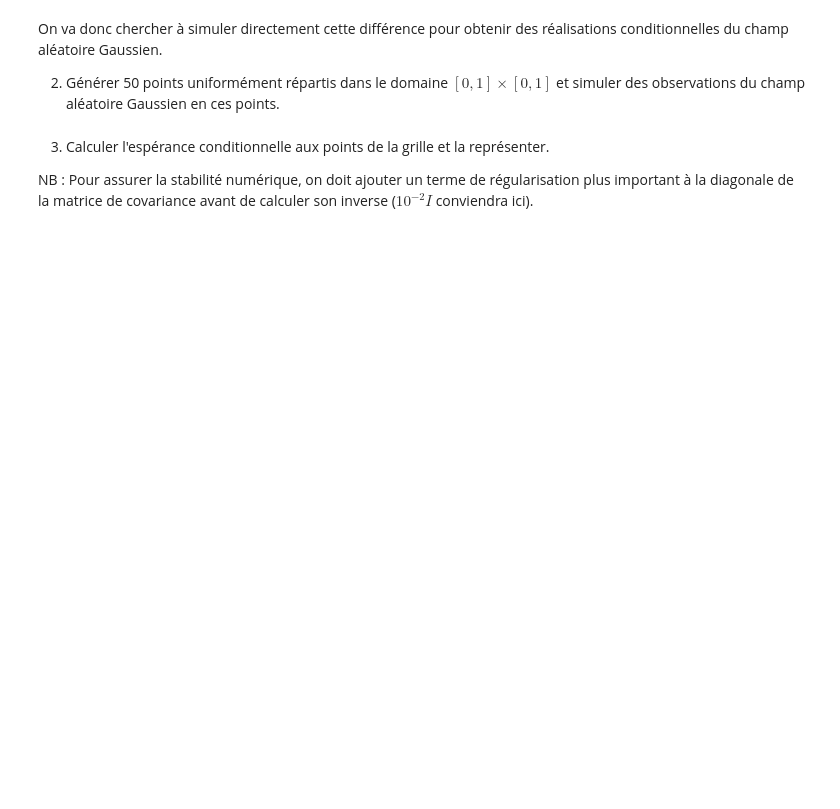
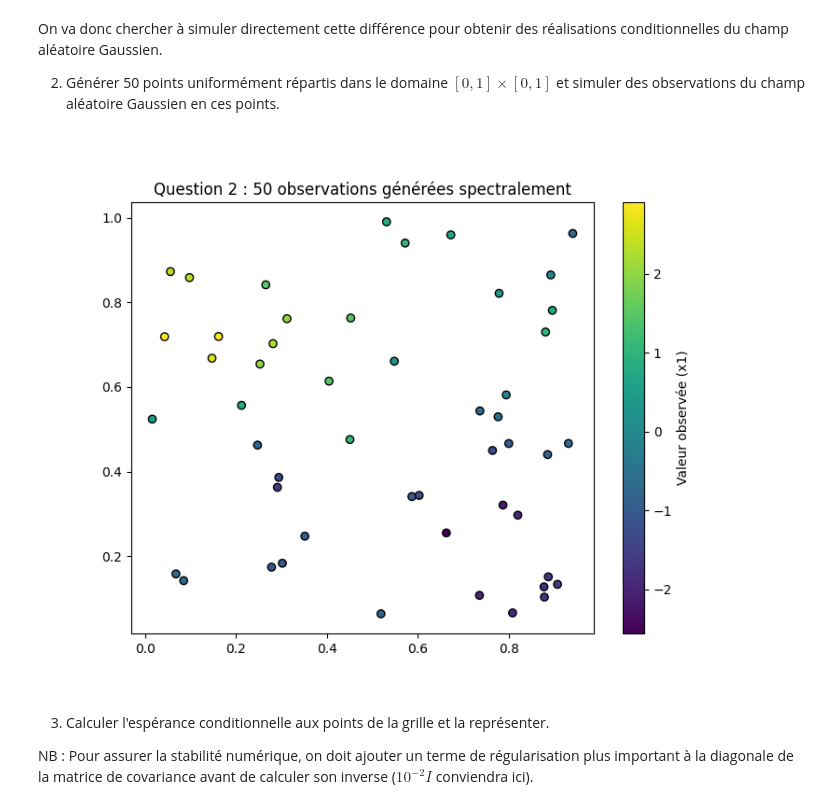
Before and after one commit to yannisalln/projet-proba, a Jupyter notebook: Projet Probabilités.ipynb, the cells around one changed output. Saved outputs shown, nothing was run; the diff lists cells and outputs as text; code cells hidden in the pictures; blank space fills up the shorter version.

```diff
--- a/Projet Probabilités.ipynb
+++ b/Projet Probabilités.ipynb
@@ -154,6 +294,31 @@ Soit $X$ un vecteur aléatoire Gaussien partitionné en deux sous-vecteurs $X_1$
 On va donc chercher à simuler directement cette différence pour obtenir des réalisations conditionnelles du champ aléatoire Gaussien.
 
 2. Générer 50 points uniformément répartis dans le domaine  $[0, 1] \times [0, 1]$ et simuler des observations du champ aléatoire Gaussien en ces points.
+# %%
+
+n=50
+sigma2=1.0
+a=0.05
+
+X_1=np.random.uniform(0,1,size=(n,2))
+N = 500
+W = np.random.normal(0, np.sqrt(2/a), size=(N, 2))
+Phi = np.random.uniform(0, 2*np.pi, size=N)
+
+x_1 = np.zeros(n)
+for i in range(n):
+    x_1[i] = np.sqrt(2*sigma2/N) * np.sum(np.cos(np.dot(W, X_1[i]) + Phi))
+
+Mat_dist=distance_matrix(X_1,X_1)
+K=covariance_gaussienne(Mat_dist,sigma2,a)
+
+plt.figure(figsize=(8, 6))
+plt.scatter(X_1[:, 0], X_1[:, 1], c=x_1, cmap='viridis', edgecolors='k')
+plt.colorbar(label="Valeur observée (x1)")
+plt.title("Question 2 : 50 observations générées spectralement")
+plt.show()
+# %% [output]
+[figure, added]
 # %% [markdown]
 
 3. Calculer l'espérance conditionnelle aux points de la grille et la représenter.
```
Also changed, not shown: parts of 12 cells of this notebook.
